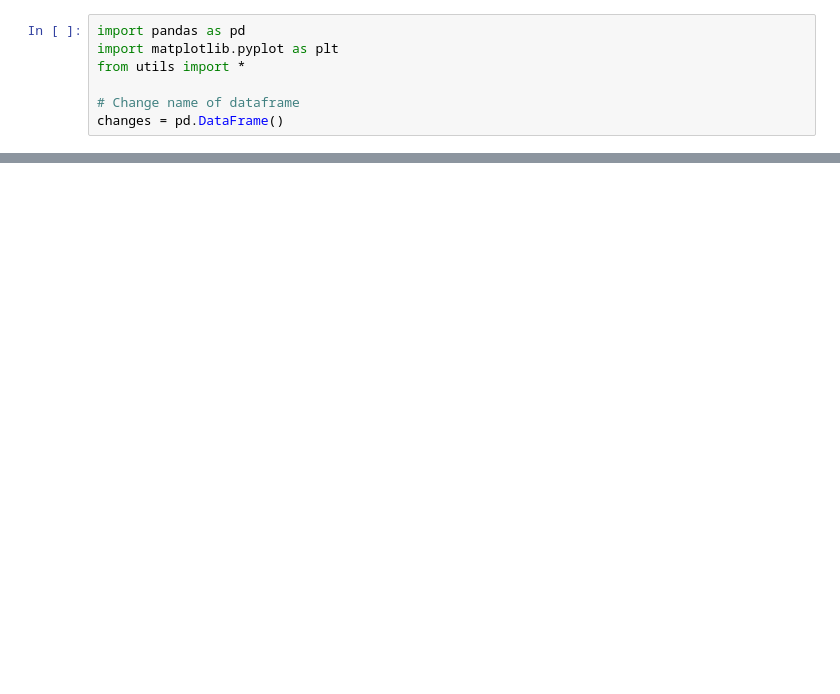
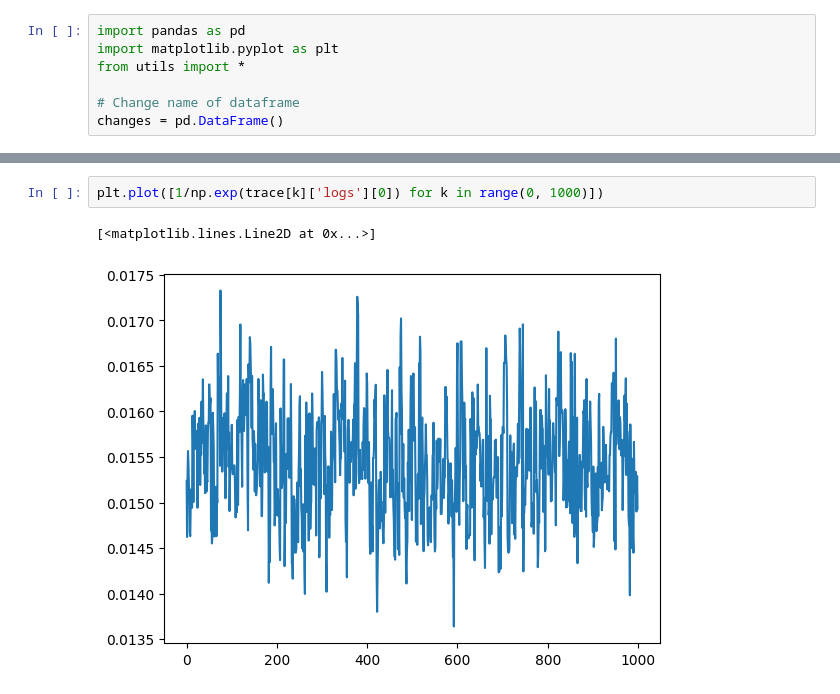
Before and after one commit to EyuelPersonal/BayesianProject, a Jupyter notebook: TeslaCode.ipynb, the cells around one changed output, grey strips where cells are left out. Cells and saved outputs as stored; diff of their text form; blank space fills up the shorter version.

```diff
--- a/TeslaCode.ipynb
+++ b/TeslaCode.ipynb
@@ -70,0 +112,5 @@ ax.legend(["Apple", "stochastic volatility process"], loc="upper right");
+# %%
+plt.plot([1/np.exp(trace[k]['logs'][0]) for k in range(0, 1000)])
+# %% [output]
+[<matplotlib.lines.Line2D at 0x...>]
+[figure, added]
```
Also changed, not shown: parts of 16 cells of this notebook, 1 other file.
